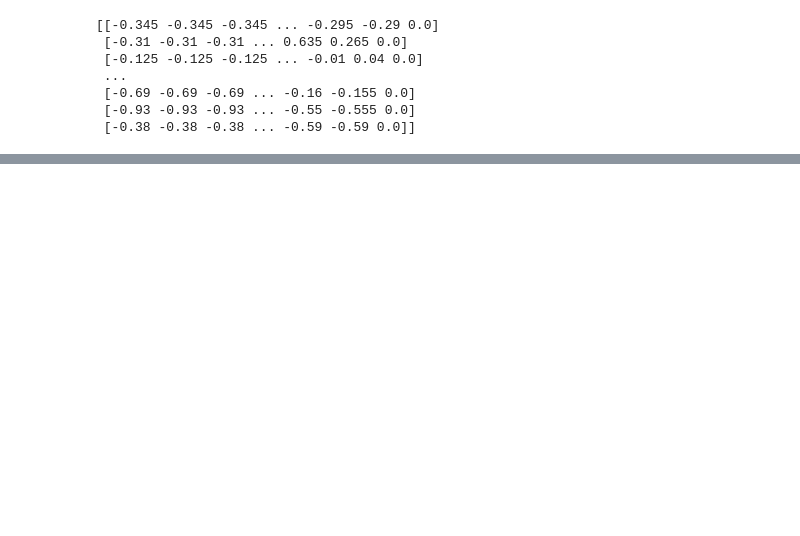
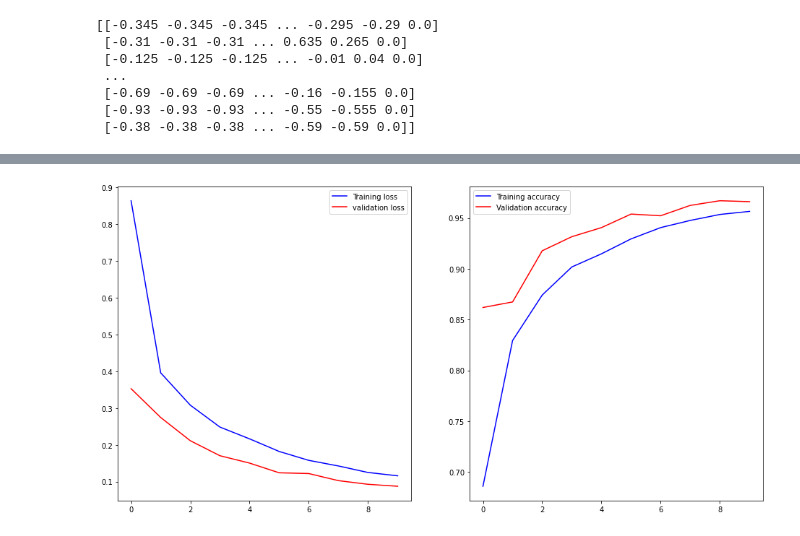
Before and after one commit to LeonardoKomura/PSI3471, a Jupyter notebook: P1/P1.ipynb, the cells around one changed output, grey strips where cells are left out. Drawn from its saved outputs; the diff is of its cells as text; code cells hidden in the pictures; blank space fills up the shorter version.

```diff
--- a/P1/P1.ipynb
+++ b/P1/P1.ipynb
@@ -199,0 +224,6 @@ def test(model):
+# %%
+# SMOTE
+import imblearn
+from imblearn.over_sampling import SMOTE
+oversample = SMOTE()
+df_treino, df_r_treino_2 = oversample.fit_resample(df_treino, df_r_treino_2)
@@ -199,0 +247,6 @@ def test(model):
+# %%
+# Validação cruzada
+from sklearn.model_selection import train_test_split
+x_train, x_val, y_train, y_val = train_test_split(df_treino, df_r_treino_2, test_size = 0.1, random_state=9)
+print('Qtde de treino: {}'.format(len(x_train)))
+print('Qtde de validação: {}'.format(len(x_val)))
@@ -199,0 +256,23 @@ def test(model):
+# %%
+# Criando a MLP
+model = Sequential()
+model.add(Dense(300, activation='elu', input_shape=(len(matriz_treino[0]),)))
+model.add(Dropout(0.2))
+model.add(Dense(200, activation='elu'))
+model.add(Dropout(0.2))
+model.add(Dense(100, activation='elu'))
+model.add(Dropout(0.2))
+model.add(Dense(50, activation='elu'))
+model.add(Dropout(0.2))
+model.add(Dense(1, activation='sigmoid'))
+
+model.compile(loss='binary_crossentropy',
+              optimizer="adam",
+              metrics=['accuracy'])
+# %%
+batch_size = 500
+epochs = 10
+history = model.fit(x_train, y_train,
+                    batch_size=batch_size,
+                    epochs=epochs,
+                    validation_data=(x_val, y_val))
@@ -199,0 +300,11 @@ def test(model):
+# %%
+fig, ax = plt.subplots(1,2, figsize=(16,8))
+ax[0].plot(history.history['loss'], color='b', label="Training loss")
+ax[0].plot(history.history['val_loss'], color='r', label="validation loss",axes =ax[0])
+legend = ax[0].legend(loc='best', shadow=False)
+
+ax[1].plot(history.history['accuracy'], color='b', label="Training accuracy")
+ax[1].plot(history.history['val_accuracy'], color='r',label="Validation accuracy")
+legend = ax[1].legend(loc='best', shadow=False)
+# %% [output]
+[figure, added]
```
Also changed, not shown: parts of 22 cells of this notebook.
